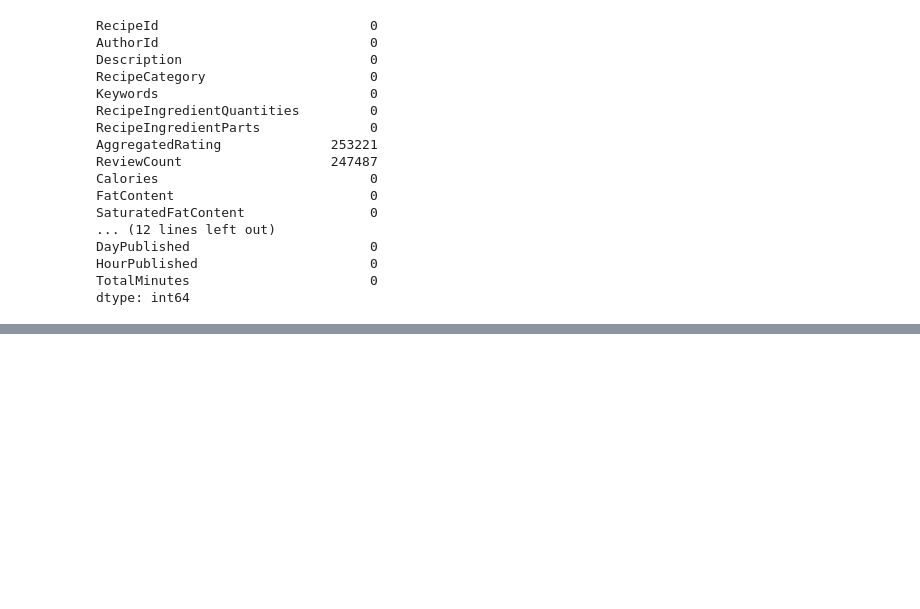
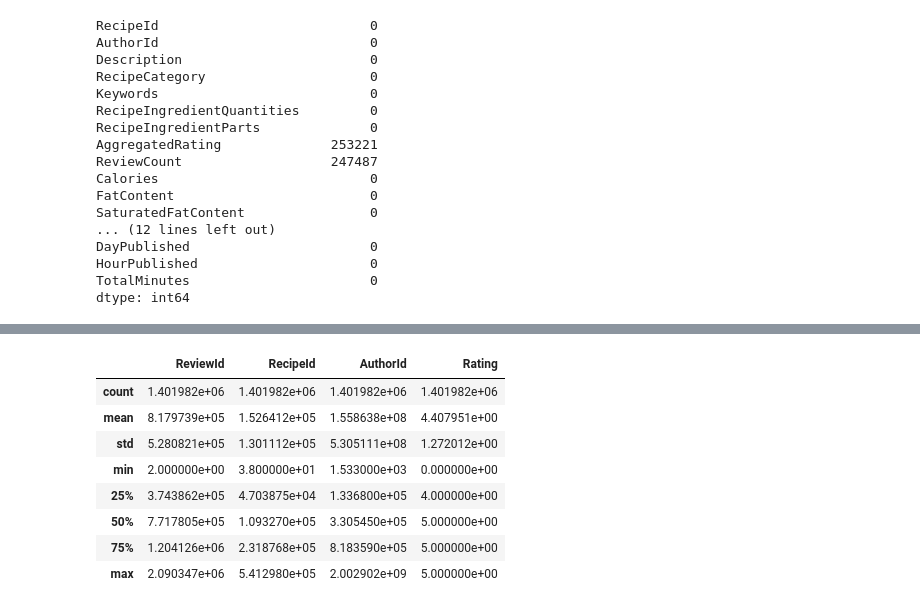
Before and after one commit to amirkiaml/DeepChef-BSTN-Capstone, a Jupyter notebook: Basic Data Cleaning.ipynb, the cells around one changed output, grey strips where cells are left out. Saved outputs shown, nothing was run; the diff lists cells and outputs as text; code cells hidden in the pictures; blank space fills up the shorter version.

```diff
--- a/Basic Data Cleaning.ipynb
+++ b/Basic Data Cleaning.ipynb
@@ -1542,0 +1584,12 @@ Okay! We now have done some major cleaning on the original Kaggle dataset. I'm g
+# %%
+reviews.describe()
+# %% [output]
+|  | ReviewId | RecipeId | AuthorId | Rating |
+| count | 1.401982e+06 | 1.401982e+06 | 1.401982e+06 | 1.401982e+06 |
+| mean | 8.179739e+05 | 1.526412e+05 | 1.558638e+08 | 4.407951e+00 |
+| std | 5.280821e+05 | 1.301112e+05 | 5.305111e+08 | 1.272012e+00 |
+| min | 2.000000e+00 | 3.800000e+01 | 1.533000e+03 | 0.000000e+00 |
+| 25% | 3.743862e+05 | 4.703875e+04 | 1.336800e+05 | 4.000000e+00 |
+| 50% | 7.717805e+05 | 1.093270e+05 | 3.305450e+05 | 5.000000e+00 |
+| 75% | 1.204126e+06 | 2.318768e+05 | 8.183590e+05 | 5.000000e+00 |
+| max | 2.090347e+06 | 5.412980e+05 | 2.002902e+09 | 5.000000e+00 |
```
Also changed, not shown: parts of 53 cells of this notebook.
